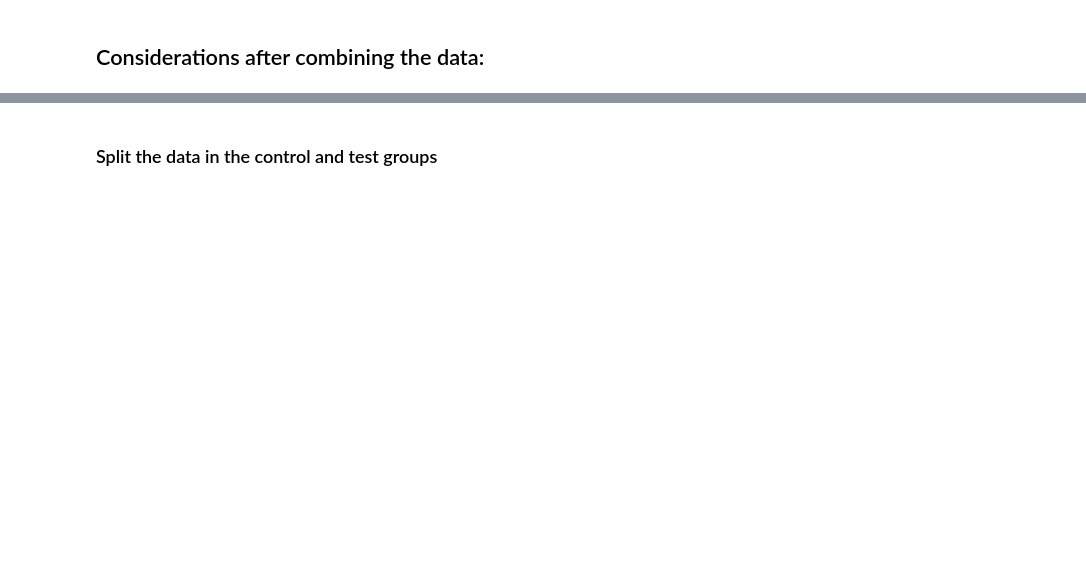
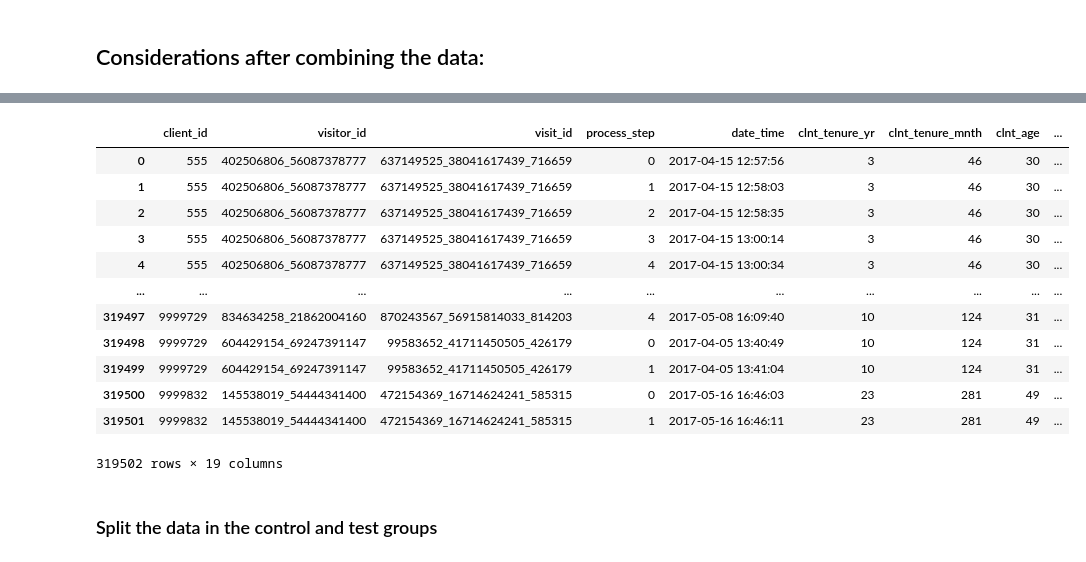
Before and after one commit to ricgolding/second-project-eda-inf-stats, a Jupyter notebook: notebooks/considerations.ipynb, the cells around one changed output, grey strips where cells are left out. Cells and saved outputs as stored; diff of their text form; code cells hidden in the pictures; blank space fills up the shorter version.

```diff
--- a/notebooks/considerations.ipynb
+++ b/notebooks/considerations.ipynb
@@ -52,0 +108,26 @@ print(df_join_clean)
+# %%
+# Eveluates if steps are errors
+
+df_join_clean['step_error'] = None
+previous_visit_id = None
+previous_value = None
+
+for i in range(len(df_join_clean)):
+    current_visit_id = df_join_clean.iloc[i]["visit_id"]
+    current_value = df_join_clean.iloc[i]["process_step"]
+
+    if current_value == 0:
+        df_join_clean.iloc[i, df_join_clean.columns.get_loc('step_error')] = int(0)
+    else:
+        if previous_value > current_value:
+            df_join_clean.iloc[i, df_join_clean.columns.get_loc('step_error')] = int(1)
+        if previous_value == current_value:
+            df_join_clean.iloc[i, df_join_clean.columns.get_loc('step_error')] = int(0)
+        if previous_value < current_value:
+            df_join_clean.iloc[i, df_join_clean.columns.get_loc('step_error')] = int(0)
+        # if current_value == 4:
+        #     df_join_clean.iloc[i, df_join_clean.columns.get_loc('step_error')] = "confirm"
+
+    previous_value = current_value
+
+print(df_join_clean)
@@ -53,3 +152,25 @@ print(df_join_clean)
+# %%
+# Cast floats as integers
+df_join_clean = df_join_clean.astype({
+    "steps_status": "int64",
+    "step_error": "int64"
+    })
+
+df_join_clean
+# %% [output]
+|  | client_id | visitor_id | visit_id | process_step | date_time | clnt_tenure_yr | clnt_tenure_mnth | clnt_age | ... |
+| 0 | 555 | 402506806_56087378777 | 637149525_38041617439_716659 | 0 | 2017-04-15 12:57:56 | 3 | 46 | 30 | ... |
+| 1 | 555 | 402506806_56087378777 | 637149525_38041617439_716659 | 1 | 2017-04-15 12:58:03 | 3 | 46 | 30 | ... |
+| 2 | 555 | 402506806_56087378777 | 637149525_38041617439_716659 | 2 | 2017-04-15 12:58:35 | 3 | 46 | 30 | ... |
+| 3 | 555 | 402506806_56087378777 | 637149525_38041617439_716659 | 3 | 2017-04-15 13:00:14 | 3 | 46 | 30 | ... |
+| 4 | 555 | 402506806_56087378777 | 637149525_38041617439_716659 | 4 | 2017-04-15 13:00:34 | 3 | 46 | 30 | ... |
+| ... | ... | ... | ... | ... | ... | ... | ... | ... | ... |
+| 319497 | 9999729 | 834634258_21862004160 | 870243567_56915814033_814203 | 4 | 2017-05-08 16:09:40 | 10 | 124 | 31 | ... |
+| 319498 | 9999729 | 604429154_69247391147 | 99583652_41711450505_426179 | 0 | 2017-04-05 13:40:49 | 10 | 124 | 31 | ... |
+| 319499 | 9999729 | 604429154_69247391147 | 99583652_41711450505_426179 | 1 | 2017-04-05 13:41:04 | 10 | 124 | 31 | ... |
+| 319500 | 9999832 | 145538019_54444341400 | 472154369_16714624241_585315 | 0 | 2017-05-16 16:46:03 | 23 | 281 | 49 | ... |
+| 319501 | 9999832 | 145538019_54444341400 | 472154369_16714624241_585315 | 1 | 2017-05-16 16:46:11 | 23 | 281 | 49 | ... |
+319502 rows × 19 columns
 # %% [markdown]
 ### Split the data in the control and test groups
 # %%
```
Also changed, not shown: parts of 22 cells of this notebook, 3 other files.
